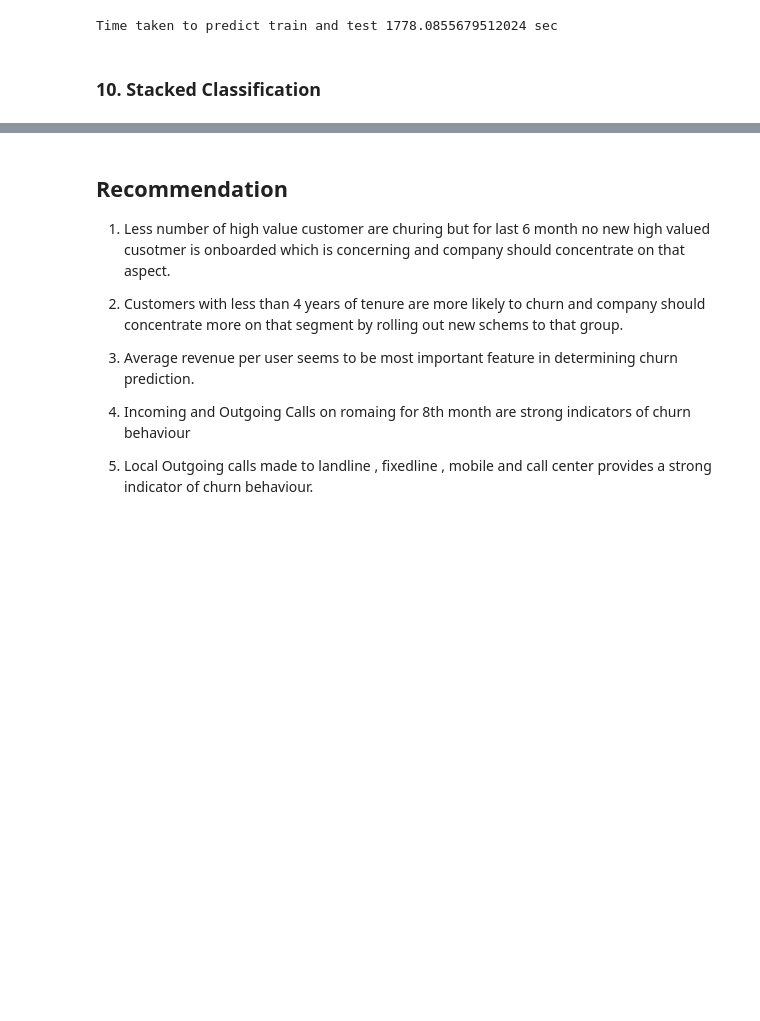
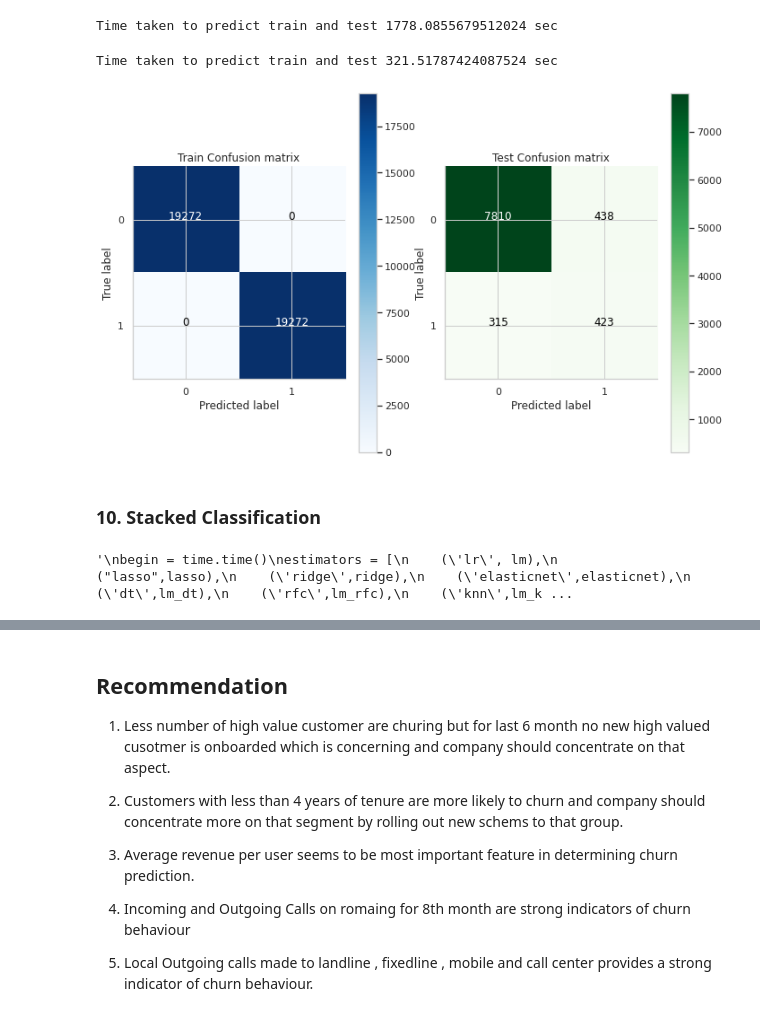
Before and after one commit to prabhatm0307/ai-ml, a Jupyter notebook: 4. Machine Learning -2/8.Telecom Chrun Assignment/Telecom_Churn_Assignment.ipynb, the cells around one changed output, grey strips where cells are left out. Cells and saved outputs as stored; diff of their text form; code cells hidden in the pictures; blank space fills up the shorter version.

```diff
--- a/4. Machine Learning -2/8.Telecom Chrun Assignment/Telecom_Churn_Assignment.ipynb
+++ b/4. Machine Learning -2/8.Telecom Chrun Assignment/Telecom_Churn_Assignment.ipynb
@@ -1757,36 +1750,20 @@ tune_hyperparameter(XGBClassifier(),parameters,X_train,y_train)
 # %%
 #### Final Hyperparamter tuning
 begin = time.time()
-params = dict(
-    max_depth=[10] ,
-    learning_rate=[0.5] ,
-    n_estimators=[1500] ,
-    min_child_weight=[5] ,
-    colsample_bytree=[0.7],
-    subsample=[0.6],
-    reg_alpha=[1],
-    reg_lambda=[1]  ,
-    num_parallel_tree=[1],
-)
-estimator = XGBClassifier()
-# cross validation
-folds = 3
-model_cv = GridSearchCV(estimator = estimator,
-                        param_grid = params,
-                        scoring= 'accuracy',
-                        cv = folds,
-                        n_jobs= -1)
-model_cv.fit(X_train, y_train)
-display(model_cv.best_estimator_)
-lm_xgb = model_cv.best_estimator_
+lm_xgb = XGBClassifier(n_estimators=1500, learning_rate=0.1, max_depth=10, random_state=42,min_child_weight=5,colsample_bytree=0.7,
+                   subsample=0.6, reg_alpha=1,reg_lambda=1,num_parallel_tree=1)
 lm_xgb.fit(X_train, y_train)
 lm_xgb_metric=prediction_matrix(lm_xgb,X_train,X_test,y_train,y_test)
 end = time.time()
 time_taken=end-begin
 print('Time taken to predict train and test {} sec'.format(time_taken))
+# %% [output]
+Time taken to predict train and test 321.51787424087524 sec
+[figure, added]
 # %% [markdown]
 ### 10. Stacked Classification
 # %%
+'''
 begin = time.time()
 estimators = [
     ('lr', lm),
@@ -1805,6 +1782,9 @@ lm_stack_metric=prediction_matrix(lm_stack,X_train,X_test,y_train,y_test)
 end = time.time()
 time_taken=end-begin
 print('Time taken to predict train and test {} sec'.format(time_taken))
+'''
+# %% [output]
+'\nbegin = time.time()\nestimators = [\n    (\'lr\', lm),\n    ("lasso",lasso),\n    (\'ridge\',ridge),\n    (\'elasticnet\',elasticnet),\n    (\'dt\',lm_dt),\n    (\'rfc\',lm_rfc),\n    (\'knn\',lm_k ...
 # %%
 # Creating a table which contain all the metrics
 lr_table = {'Metric': ['Accuary (Train)','Accuary (Test)','Precision (Train)','Precision (Test)','Recall (Train)','Recall (Test)',
```
Also changed, not shown: parts of 15 cells of this notebook.
